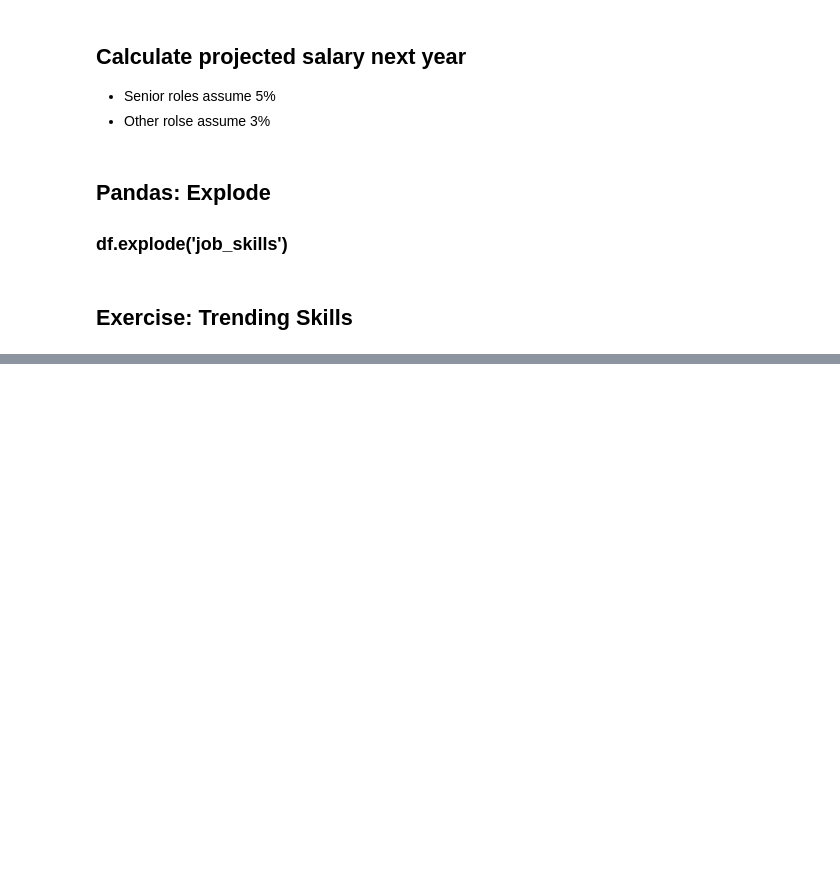
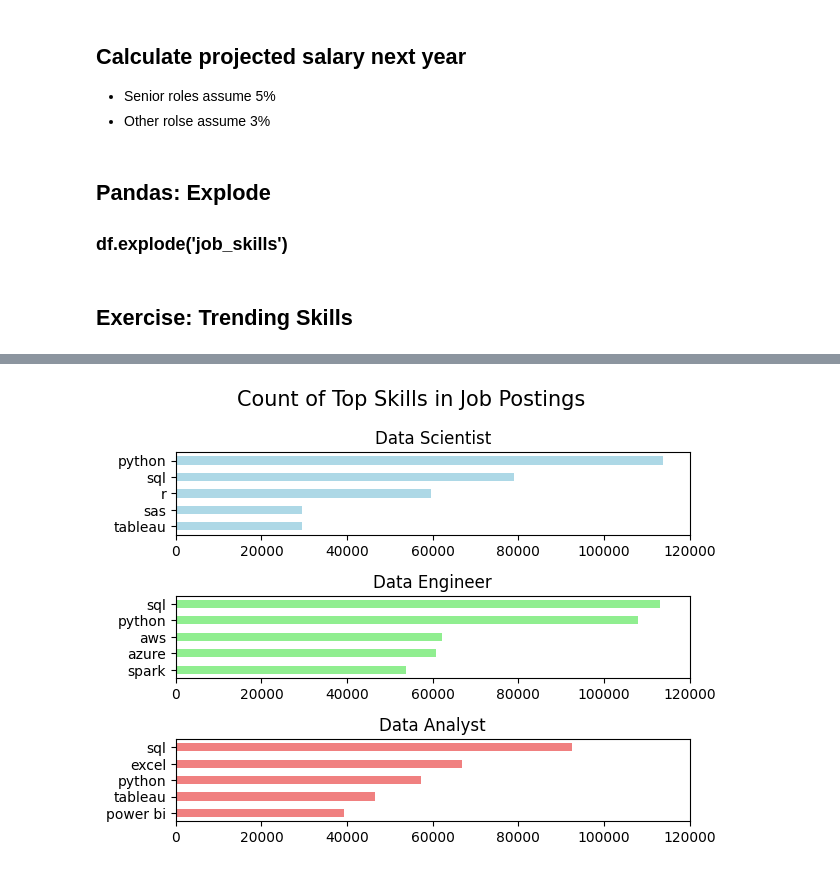
Before and after one commit to Rinskiii/python-for-data-analytics, a Jupyter notebook: advanced_python_for_da.ipynb, the cells around one changed output, grey strips where cells are left out. Saved outputs shown, nothing was run; the diff lists cells and outputs as text; code cells hidden in the pictures; blank space fills up the shorter version.

```diff
--- a/advanced_python_for_da.ipynb
+++ b/advanced_python_for_da.ipynb
@@ -611,0 +582,6 @@ plt.show()
+# %%
+df_skills = df.copy()
+df_skills = df_skills.explode(column='job_skills')
+skills_count = df_skills.groupby(['job_skills', 'job_title_short']).size()
+df_skills_count = skills_count.reset_index(name='skill_count')
+df_skills_count.sort_values(by='skill_count', ascending=False, inplace=True)
@@ -611,0 +604,21 @@ plt.show()
+# %%
+job_titles = ['Data Scientist', 'Data Engineer', 'Data Analyst']
+# %%
+fig, ax = plt.subplots(nrows=3, ncols=1)
+
+colors = ['lightblue', 'lightgreen', 'lightcoral']  # Define colors for each plot
+
+for i, job_title in enumerate(job_titles):
+    df_plot = df_skills_count[df_skills_count['job_title_short'] == job_title].head(5)
+    df_plot.plot(kind='barh', x='job_skills', y='skill_count', ax=ax[i], color=colors[i], title=job_title)
+
+    ax[i].invert_yaxis()
+    ax[i].set_ylabel('')
+    ax[i].legend().set_visible(False)
+    ax[i].set_xlim(0, 120000)
+
+
+fig.suptitle('Count of Top Skills in Job Postings', fontsize=15)
+fig.tight_layout()
+# %% [output]
+[figure, added]
```
Also changed, not shown: parts of 19 cells of this notebook.
